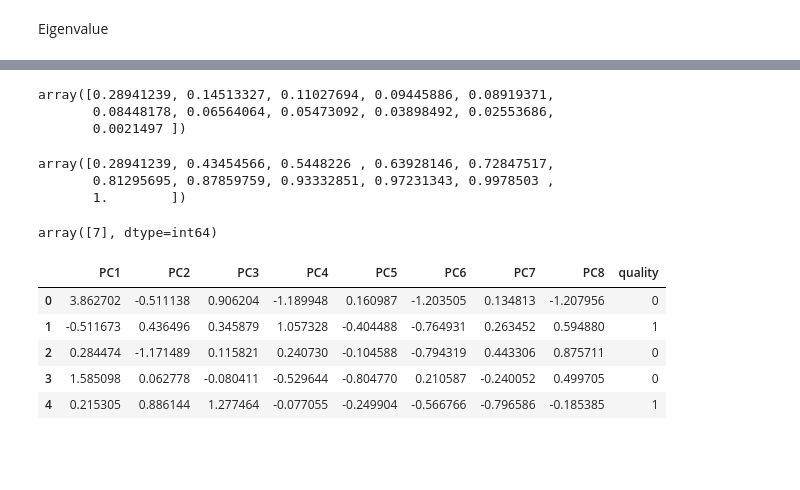
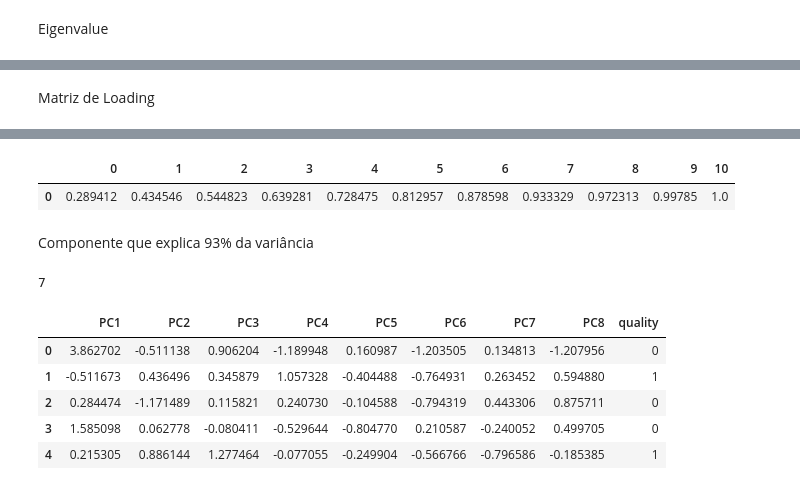
Before and after one commit to F-Madruga/DataScienceProject-ULHT, a Jupyter notebook: ProjetoFinal.ipynb, the cells around one changed output, grey strips where cells are left out. Cells and saved outputs as stored; diff of their text form; code cells hidden in the pictures; blank space fills up the shorter version.

```diff
--- a/ProjetoFinal.ipynb
+++ b/ProjetoFinal.ipynb
@@ -140,6 +140,8 @@ pd.DataFrame(eigenvalues, index=[f"PC{i + 1}" for i in range(len(eigenvalues))],
 # %% [output]
 |  | PC1 | PC2 | PC3 | PC4 | PC5 | PC6 | PC7 | PC8 | PC9 | PC10 | PC11 |
 | eigenvalue | 0.289412 | 0.145133 | 0.110277 | 0.094459 | 0.089194 | 0.084482 | 0.065641 | 0.054731 | 0.038985 | 0.025537 | 0.00215 |
+# %% [markdown]
+Matriz de Loading
 # %%
 norm_pca_loadings = pd.DataFrame(pca_norm.components_.transpose(), index = df.columns[:-1], columns=[f"PC{i}" for i in range(1, df.shape[1])])
 norm_pca_loadings
@@ -158,21 +160,16 @@ norm_pca_loadings
 | alcohol | -0.428525 | -0.045995 | -0.077879 | -0.189994 | 0.243705 | 0.298185 | 0.224030 | -0.186791 | 0.593329 | -0.230159 | 0.365635 |
 # %%
 var_cumsum = np.cumsum(eigenvalues)
-eigenvalues
+pd.DataFrame(var_cumsum).transpose()
 # %% [output]
-array([0.28941239, 0.14513327, 0.11027694, 0.09445886, 0.08919371,
-       0.08448178, 0.06564064, 0.05473092, 0.03898492, 0.02553686,
-       0.0021497 ])
+|  | 0 | 1 | 2 | 3 | 4 | 5 | 6 | 7 | 8 | 9 | 10 |
+| 0 | 0.289412 | 0.434546 | 0.544823 | 0.639281 | 0.728475 | 0.812957 | 0.878598 | 0.933329 | 0.972313 | 0.99785 | 1.0 |
-# %%
-var_cumsum
-# %% [output]
-array([0.28941239, 0.43454566, 0.5448226 , 0.63928146, 0.72847517,
-       0.81295695, 0.87859759, 0.93332851, 0.97231343, 0.9978503 ,
-       1.        ])
+# %% [markdown]
+Componente que explica 93% da variância
 # %%
-np.argwhere(var_cumsum > 0.93)[0]
+np.argwhere(var_cumsum > 0.93)[0].item()
 # %% [output]
-array([7], dtype=int64)
+7
 # %%
 pca_pc8 = PCA(n_components=8)
 norm_pca_data = pca_pc8.fit_transform(df_norm)
```
Also changed, not shown: parts of 3 cells of this notebook.
